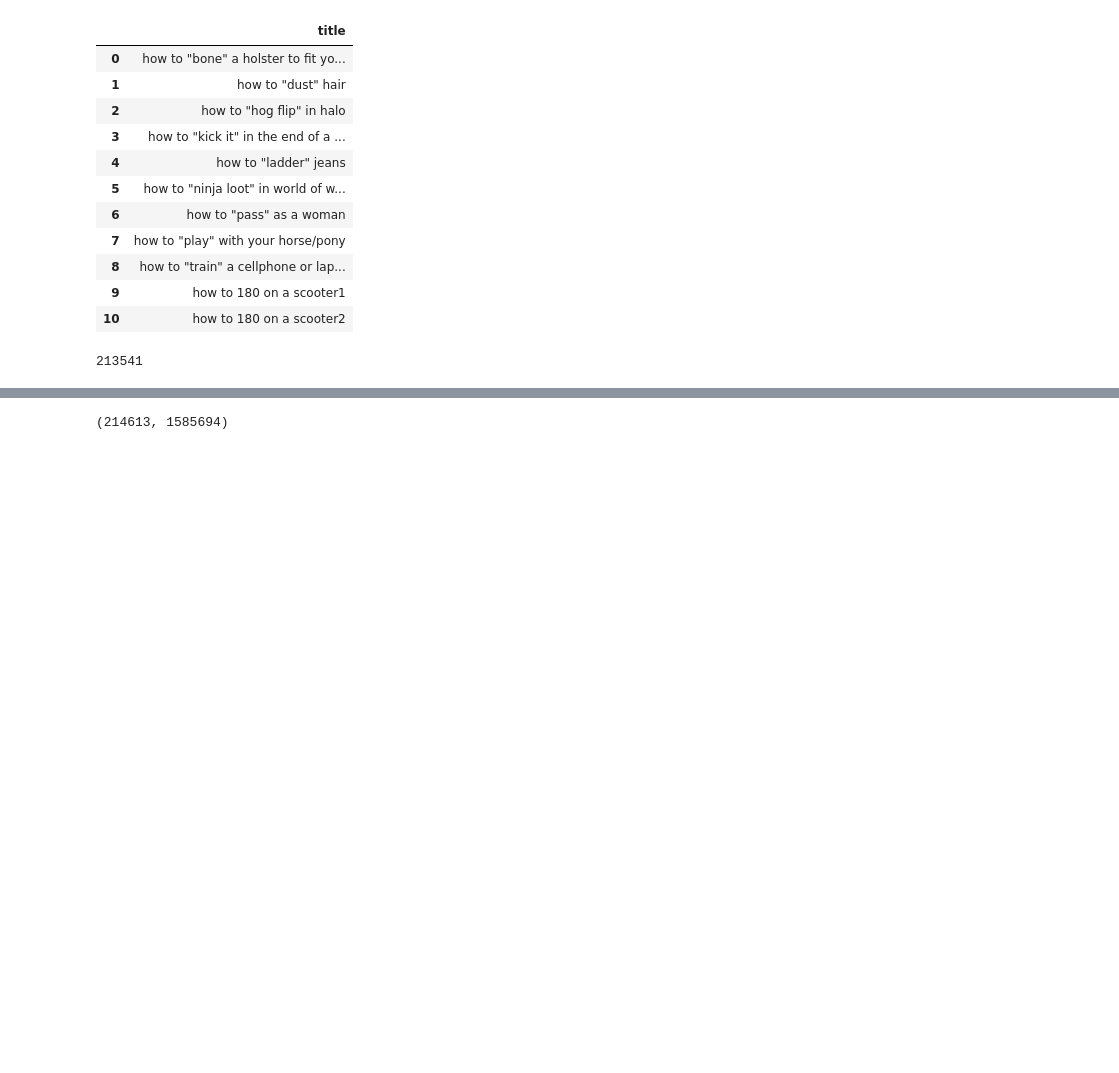
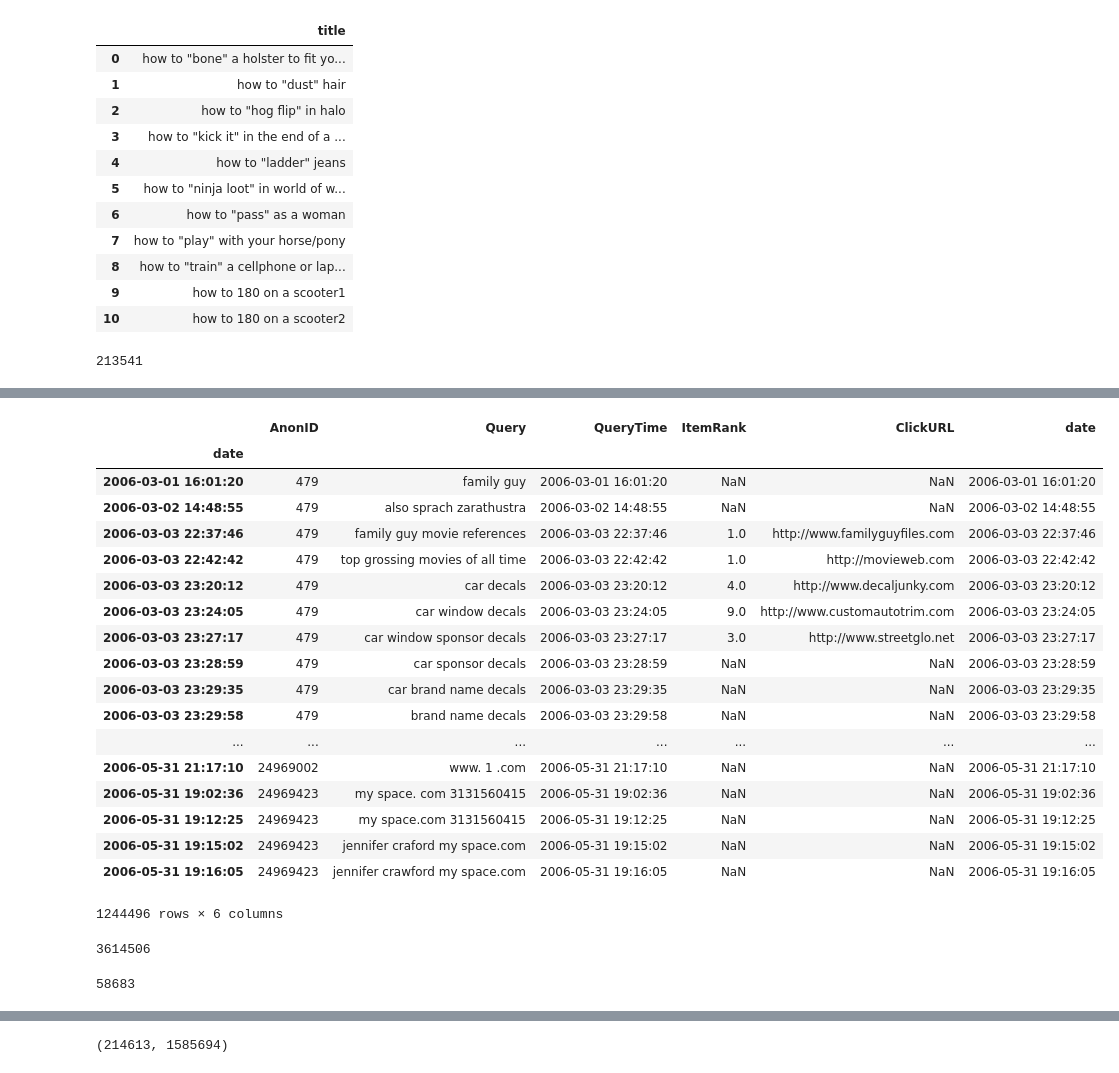
Before and after one commit to feay1234/WikiHow-Task-Based, a Jupyter notebook: WikiHow.ipynb, the cells around one changed output, grey strips where cells are left out. Drawn from its saved outputs; the diff is of its cells as text; code cells hidden in the pictures; blank space fills up the shorter version.

```diff
--- a/WikiHow.ipynb
+++ b/WikiHow.ipynb
@@ -26,3 +26,12 @@ len(df)
 213541
 # %%
 df = pd.read_csv("data/wikihowSep.csv")
+# %%
+aol = pd.read_csv("data/user-ct-test-collection-02.txt", sep="\t", error_bad_lines=False)
+# %%
+aol['date']=pd.to_datetime(aol['QueryTime'])
+# %%
+aol.index = aol['date']
+# %%
+# remove duplicate row with similar query
+aol = aol.drop_duplicates(su'Query', keep='first')
@@ -28,0 +53,30 @@ df = pd.read_csv("data/wikihowSep.csv")
+# %%
+aol
+# %% [output]
+|  | AnonID | Query | QueryTime | ItemRank | ClickURL | date |
+| date |  |  |  |  |  |  |
+| 2006-03-01 16:01:20 | 479 | family guy | 2006-03-01 16:01:20 | NaN | NaN | 2006-03-01 16:01:20 |
+| 2006-03-02 14:48:55 | 479 | also sprach zarathustra | 2006-03-02 14:48:55 | NaN | NaN | 2006-03-02 14:48:55 |
+| 2006-03-03 22:37:46 | 479 | family guy movie references | 2006-03-03 22:37:46 | 1.0 | http://www.familyguyfiles.com | 2006-03-03 22:37:46 |
+| 2006-03-03 22:42:42 | 479 | top grossing movies of all time | 2006-03-03 22:42:42 | 1.0 | http://movieweb.com | 2006-03-03 22:42:42 |
+| 2006-03-03 23:20:12 | 479 | car decals | 2006-03-03 23:20:12 | 4.0 | http://www.decaljunky.com | 2006-03-03 23:20:12 |
+| 2006-03-03 23:24:05 | 479 | car window decals | 2006-03-03 23:24:05 | 9.0 | http://www.customautotrim.com | 2006-03-03 23:24:05 |
+| 2006-03-03 23:27:17 | 479 | car window sponsor decals | 2006-03-03 23:27:17 | 3.0 | http://www.streetglo.net | 2006-03-03 23:27:17 |
+| 2006-03-03 23:28:59 | 479 | car sponsor decals | 2006-03-03 23:28:59 | NaN | NaN | 2006-03-03 23:28:59 |
+| 2006-03-03 23:29:35 | 479 | car brand name decals | 2006-03-03 23:29:35 | NaN | NaN | 2006-03-03 23:29:35 |
+| 2006-03-03 23:29:58 | 479 | brand name decals | 2006-03-03 23:29:58 | NaN | NaN | 2006-03-03 23:29:58 |
+| ... | ... | ... | ... | ... | ... | ... |
+| 2006-05-31 21:17:10 | 24969002 | www. 1 .com | 2006-05-31 21:17:10 | NaN | NaN | 2006-05-31 21:17:10 |
+| 2006-05-31 19:02:36 | 24969423 | my space. com 3131560415 | 2006-05-31 19:02:36 | NaN | NaN | 2006-05-31 19:02:36 |
+| 2006-05-31 19:12:25 | 24969423 | my space.com 3131560415 | 2006-05-31 19:12:25 | NaN | NaN | 2006-05-31 19:12:25 |
+| 2006-05-31 19:15:02 | 24969423 | jennifer craford my space.com | 2006-05-31 19:15:02 | NaN | NaN | 2006-05-31 19:15:02 |
+| 2006-05-31 19:16:05 | 24969423 | jennifer crawford my space.com | 2006-05-31 19:16:05 | NaN | NaN | 2006-05-31 19:16:05 |
+1244496 rows × 6 columns
+# %%
+len(aol)
+# %% [output]
+3614506
+# %%
+_.AnonID.nunique()
+# %% [output]
+58683
```
Also changed, not shown: parts of 3 cells of this notebook.
